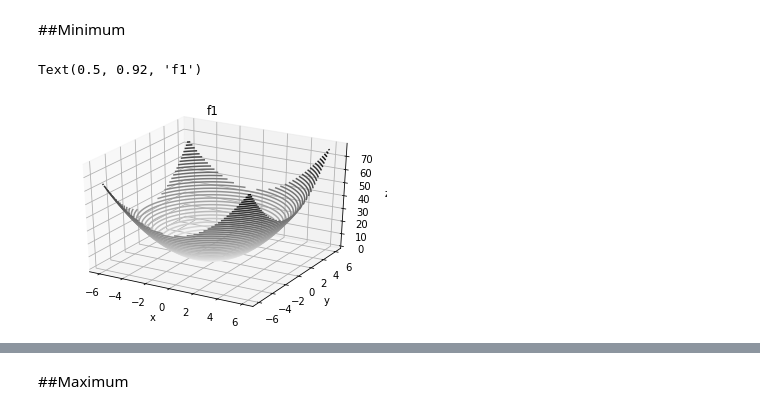
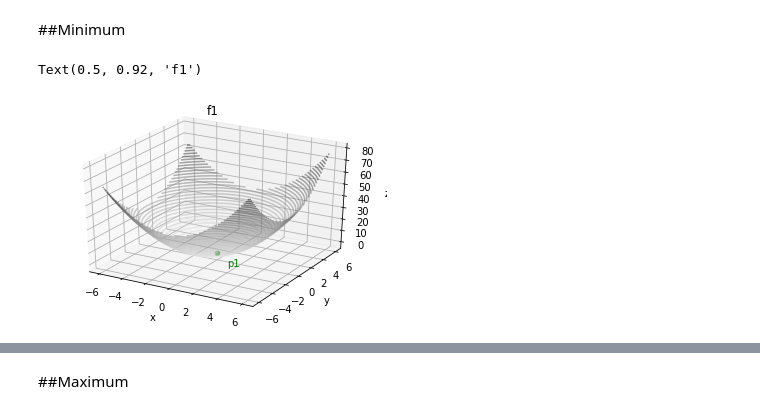
Before and after one commit to TatianaO8/AI, a Jupyter notebook: HW_2_1.ipynb, the cells around one changed output, grey strips where cells are left out. Cells and saved outputs as stored; diff of their text form; code cells hidden in the pictures.

```diff
--- a/HW_2_1.ipynb
+++ b/HW_2_1.ipynb
@@ -48,12 +28,13 @@ zdata = f1(xdata, ydata)
 # %%
 fig = plt.figure()
 ax = plt.axes(projection='3d')
-ax.contour3D(X, Y, Z, 50, cmap='binary')
-ax.plot([0.], [.0], [0.], markerfacecolor='red')
+ax.contour3D(X, Y, Z, 50, cmap='binary', alpha=0.5)
+ax.scatter(0,0,0, c='green')
+ax.text(2,-2,0, "p1", color='green')
 ax.set_xlabel('x')
 ax.set_ylabel('y')
 ax.set_zlabel('z')
 ax.set_title('f1')
 # %% [output]
 Text(0.5, 0.92, 'f1')
-[figure, old version]
+[figure, new version]
```
Also changed, not shown: parts of 10 cells of this notebook.
